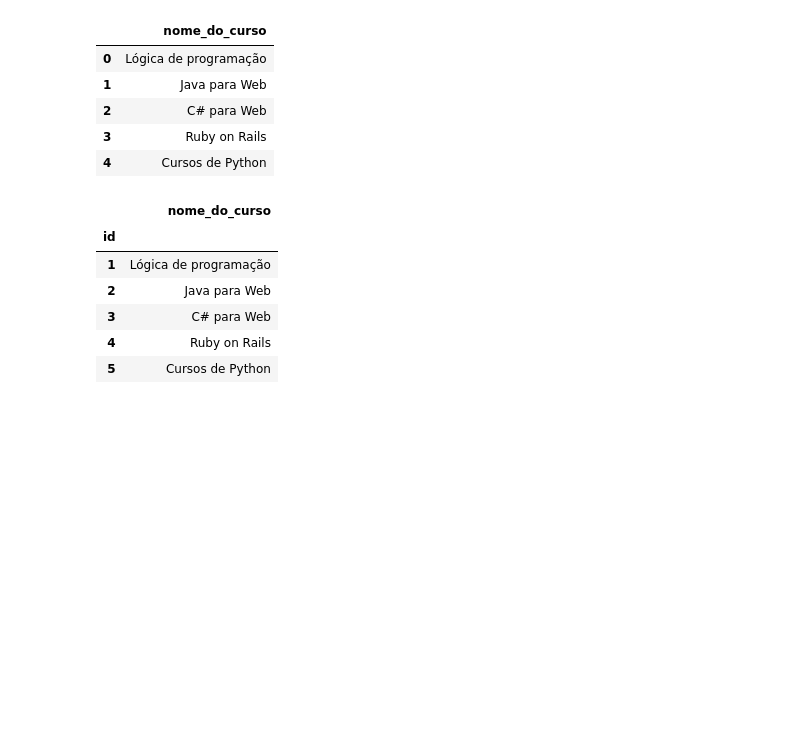
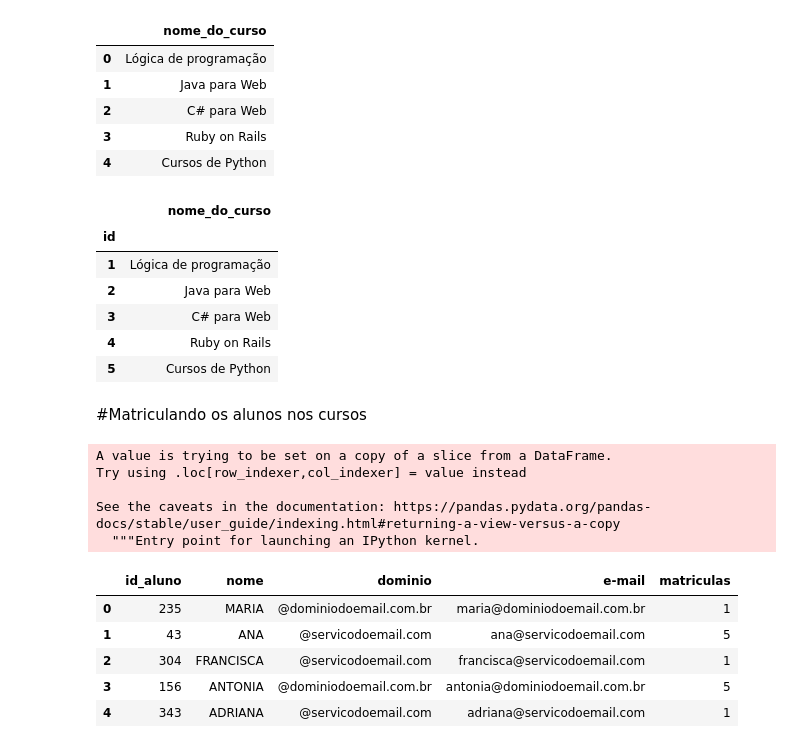
Before and after one commit to erikamarchi/pandas-formatos-diferentes-de-entrada-e-saida-io, a Jupyter notebook: Pandas_IO.ipynb, the cells around one changed output. Drawn from its saved outputs; the diff is of its cells as text; code cells hidden in the pictures; blank space fills up the shorter version.

```diff
--- a/Pandas_IO.ipynb
+++ b/Pandas_IO.ipynb
@@ -247,3 +247,20 @@ dfCursos.head()
 | 3 | C# para Web |
 | 4 | Ruby on Rails |
 | 5 | Cursos de Python |
+# %% [markdown]
+#Matriculando os alunos nos cursos
+# %%
+dfNomes['matriculas'] = np.ceil(np.random.exponential(size=totalAlunos)*1.5).astype(int)
+dfNomes.head()
+# %% [output]
+A value is trying to be set on a copy of a slice from a DataFrame.
+Try using .loc[row_indexer,col_indexer] = value instead
+
+See the caveats in the documentation: https://pandas.pydata.org/pandas-docs/stable/user_guide/indexing.html#returning-a-view-versus-a-copy
+  """Entry point for launching an IPython kernel.
+|  | id_aluno | nome | dominio | e-mail | matriculas |
+| 0 | 235 | MARIA | @dominiodoemail.com.br | maria@dominiodoemail.com.br | 1 |
+| 1 | 43 | ANA | @servicodoemail.com | ana@servicodoemail.com | 5 |
+| 2 | 304 | FRANCISCA | @servicodoemail.com | francisca@servicodoemail.com | 1 |
+| 3 | 156 | ANTONIA | @dominiodoemail.com.br | antonia@dominiodoemail.com.br | 5 |
+| 4 | 343 | ADRIANA | @servicodoemail.com | adriana@servicodoemail.com | 1 |
```
Also changed, not shown: parts of 21 cells of this notebook.
